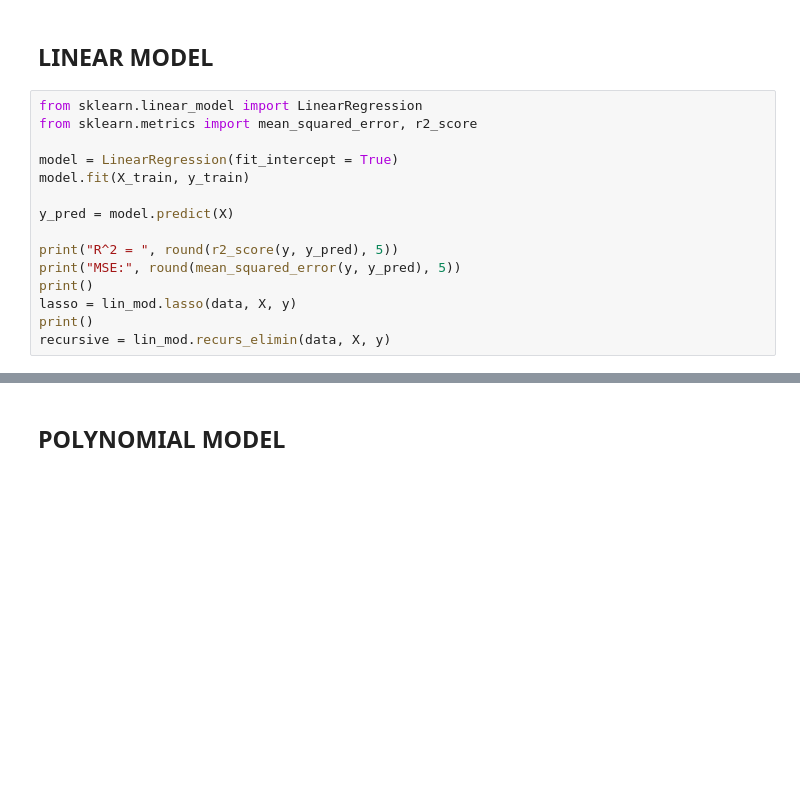
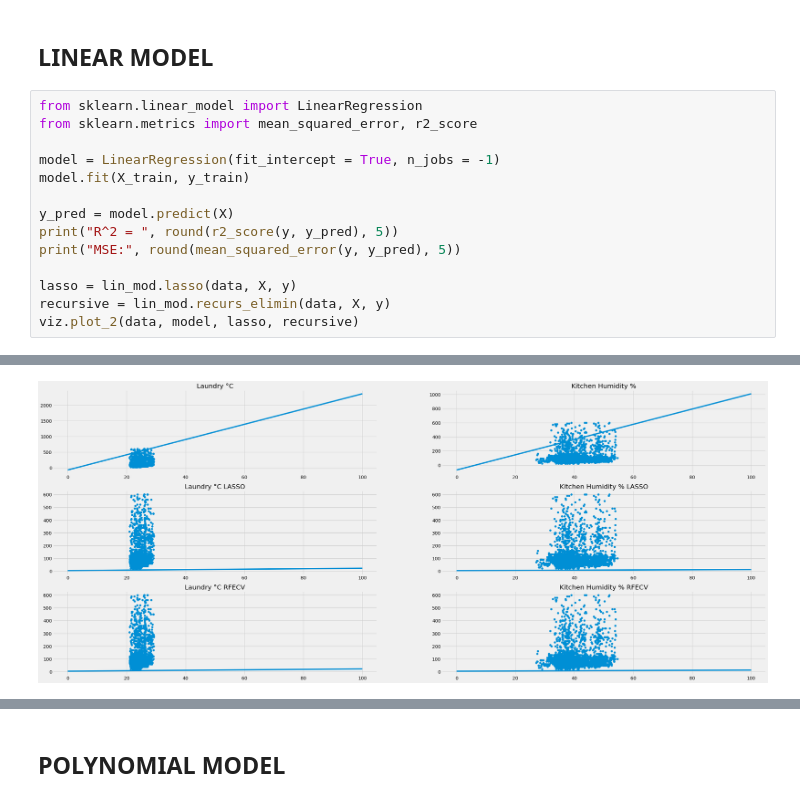
Before and after one commit to giuliosmall/Predicting-Energy-Consumption, a Jupyter notebook: Project Energy Consumption.ipynb, the cells around one changed output, grey strips where cells are left out. Saved outputs shown, nothing was run; the diff lists cells and outputs as text; blank space fills up the shorter version.

```diff
--- a/Project Energy Consumption.ipynb
+++ b/Project Energy Consumption.ipynb
@@ -114,17 +94,16 @@ print(train_size, len(X) - train_size)
 from sklearn.linear_model import LinearRegression
 from sklearn.metrics import mean_squared_error, r2_score
 
-model = LinearRegression(fit_intercept = True)
+model = LinearRegression(fit_intercept = True, n_jobs = -1)
 model.fit(X_train, y_train)
 
 y_pred = model.predict(X)
-
 print("R^2 = ", round(r2_score(y, y_pred), 5))
 print("MSE:", round(mean_squared_error(y, y_pred), 5))
-print()
+
 lasso = lin_mod.lasso(data, X, y)
-print()
 recursive = lin_mod.recurs_elimin(data, X, y)
+viz.plot_2(data, model, lasso, recursive)
 # %% [output]
 R^2 =  0.14897
 MSE: 6504.40011
@@ -132,7 +110,8 @@ MSE: 6504.40011
 Reducing features with LASSO
          ## Remaining features: 15
          ## R^2 after reduction: 0.20226
 
 Reducing features with Recursive Feature Elimination
          ## Remaining features: 14
          ## R^2 after reduction: 0.19309
+[figure, added]
```
Also changed, not shown: parts of 23 cells of this notebook.
